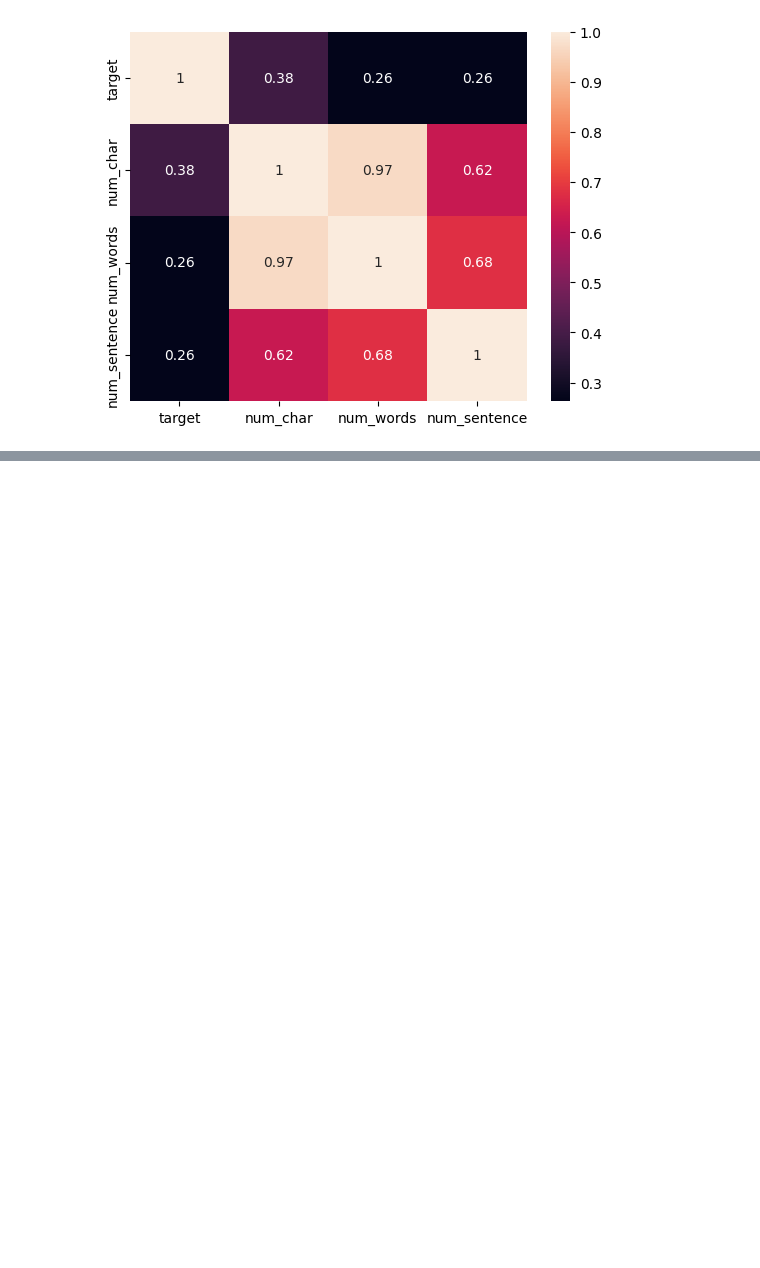
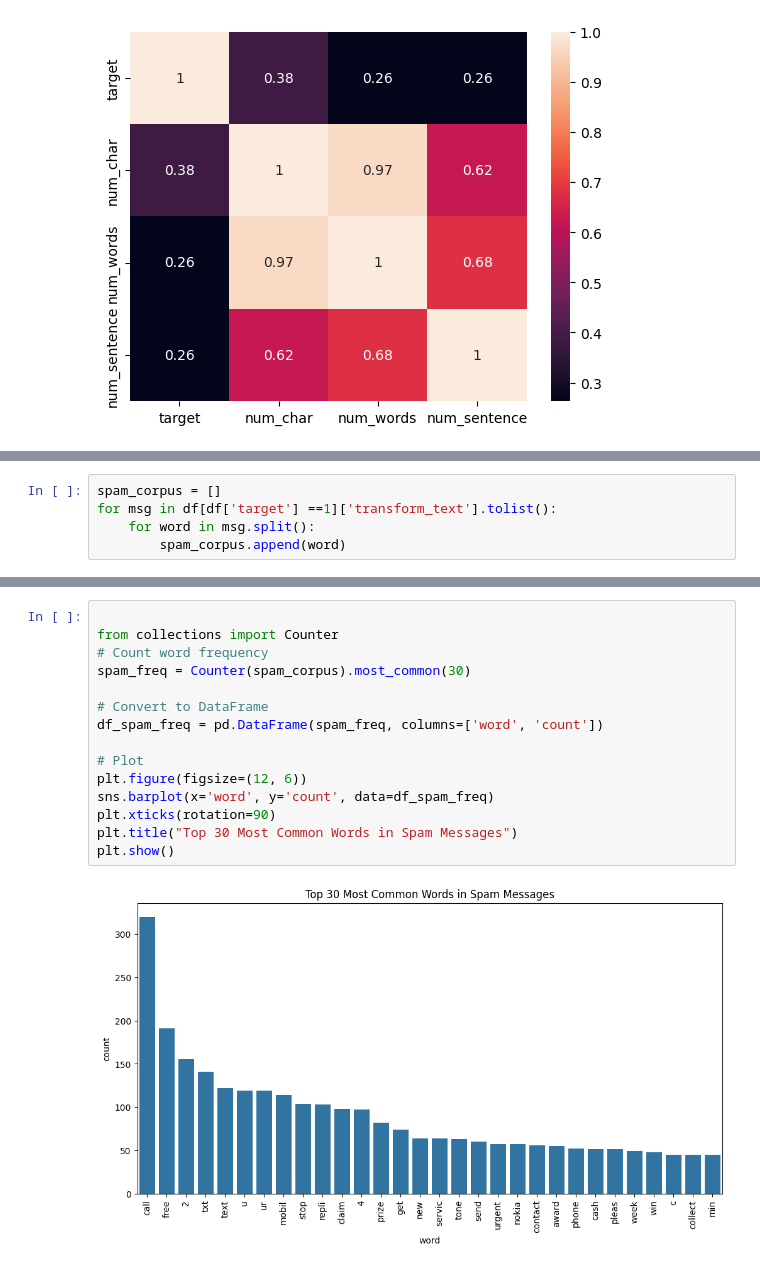
Before and after one commit to zoya1610/SMS-Spam-Classifier, a Jupyter notebook: sms spam classifier.ipynb, the cells around one changed output, grey strips where cells are left out. Saved outputs shown, nothing was run; the diff lists cells and outputs as text; blank space fills up the shorter version.

```diff
--- a/sms spam classifier.ipynb
+++ b/sms spam classifier.ipynb
@@ -261,0 +392,5 @@ transform_text('
+# %%
+spam_corpus = []
+for msg in df[df['target'] ==1]['transform_text'].tolist():
+    for word in msg.split():
+        spam_corpus.append(word)
@@ -261,0 +401,17 @@ transform_text('
+# %%
+
+from collections import Counter
+# Count word frequency
+spam_freq = Counter(spam_corpus).most_common(30)
+
+# Convert to DataFrame
+df_spam_freq = pd.DataFrame(spam_freq, columns=['word', 'count'])
+
+# Plot
+plt.figure(figsize=(12, 6))
+sns.barplot(x='word', y='count', data=df_spam_freq)
+plt.xticks(rotation=90)
+plt.title("Top 30 Most Common Words in Spam Messages")
+plt.show()
+# %% [output]
+[figure, added]
```
Also changed, not shown: parts of 43 cells of this notebook.
